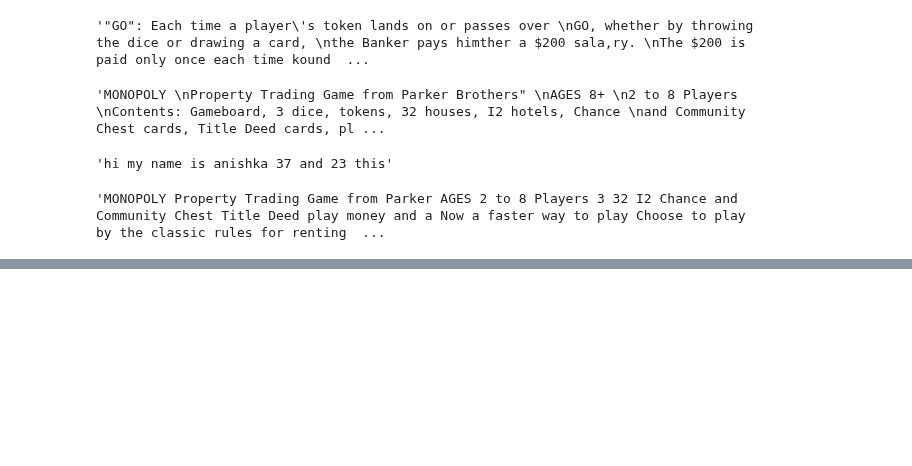
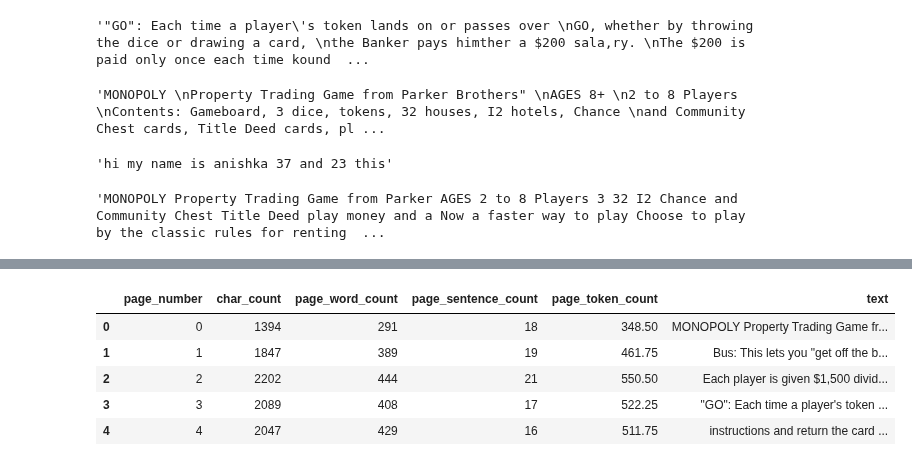
Before and after one commit to anishka07/Intellidocs, a Jupyter notebook: notebooks/rag_v1.ipynb, the cells around one changed output, grey strips where cells are left out. Cells and saved outputs as stored; diff of their text form; code cells hidden in the pictures; blank space fills up the shorter version.

```diff
--- a/notebooks/rag_v1.ipynb
+++ b/notebooks/rag_v1.ipynb
@@ -60,0 +127,12 @@ cleaner(all_texts)
+# %%
+import pandas as pd
+
+df = pd.DataFrame(pages_and_texts)
+df.head()
+# %% [output]
+|  | page_number | char_count | page_word_count | page_sentence_count | page_token_count | text |
+| 0 | 0 | 1394 | 291 | 18 | 348.50 | MONOPOLY Property Trading Game fr... |
+| 1 | 1 | 1847 | 389 | 19 | 461.75 | Bus: This lets you "get off the b... |
+| 2 | 2 | 2202 | 444 | 21 | 550.50 | Each player is given $1,500 divid... |
+| 3 | 3 | 2089 | 408 | 17 | 522.25 | "GO": Each time a player's token ... |
+| 4 | 4 | 2047 | 429 | 16 | 511.75 | instructions and return the card ... |
```
Also changed, not shown: parts of 13 cells of this notebook.
